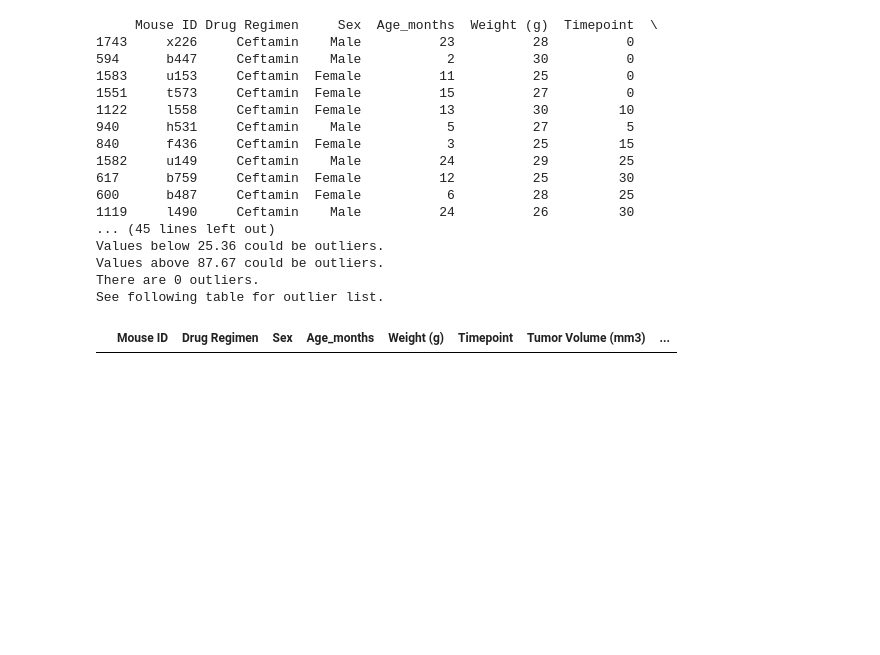
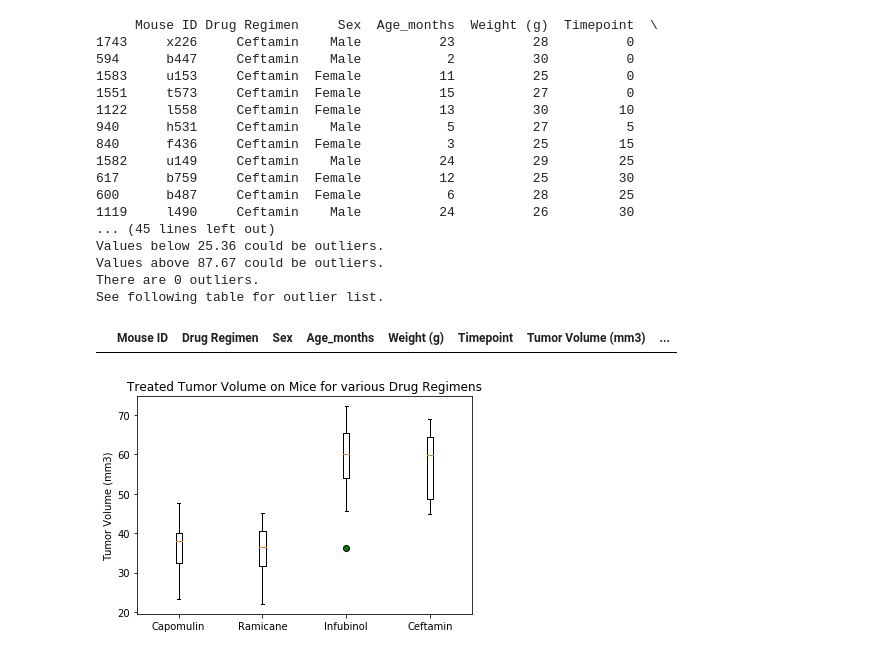
Before and after one commit to annabelcheong/matplotlib, a Jupyter notebook: pymaceuticals.ipynb, the cells around one changed output. Saved outputs shown, nothing was run; the diff lists cells and outputs as text; code cells hidden in the pictures; blank space fills up the shorter version.

Commit message:
Finished boxplots, mouse line graph of volume vs time

```diff
--- a/pymaceuticals.ipynb
+++ b/pymaceuticals.ipynb
@@ -522,0 +512,41 @@ See following table for outlier list.
+# %%
+#Using Matplotlib, generate a box and whisker plot of the final tumor volume for all four treatment regimens and highlight any potential outliers in the plot by changing their color and style.
+#Capomulin, Ramicane, Infubinol, and Ceftamin.
+
+#--------
+#CAPOMULIN - BOX AND WHISKER PLOT OF TUMOR VOLUME
+
+#Box and whisker box data
+capomul_box = capomul["Tumor Volume (mm3)"]
+rami_box = rami["Tumor Volume (mm3)"]
+infub_box=infub["Tumor Volume (mm3)"]
+cef_box=cef["Tumor Volume (mm3)"]
+
+#Make a graoh
+fig1, ax1 = plt.subplots()
+
+#Define positions box plots will be at
+position1=[1]
+position2=[3]
+position3=[5]
+position4=[7]
+
+#Set outliers colour and marker
+green = dict(markerfacecolor='g', marker='o')
+
+# labels=["a","b","c","d"]
+
+#Plot the boxplots at the speicific positions.
+ax1.boxplot(capomul_box, positions = position1, flierprops=green)
+ax1.boxplot(rami_box, positions = position2, flierprops=green)
+ax1.boxplot(infub_box, positions = position3, flierprops=green)
+ax1.boxplot(cef_box, positions = position4, flierprops=green)
+ax1.set_title("Treated Tumor Volume on Mice for various Drug Regimens")
+ax1.set_ylabel("Tumor Volume (mm3)")
+#ax1.legend([capomul_box,["A"][0],loc="upper right")
+ax1.set_xticklabels(["Capomulin","Ramicane","Infubinol","Ceftamin"])
+#ax.legend([bp1["boxes"][0], bp2["boxes"][0]], ['A', 'B'], loc='upper right')
+ax1.set_xlim(0,8)
+plt.show();
+# %% [output]
+[figure, added]
```
Also changed, not shown: parts of 4 cells of this notebook.
